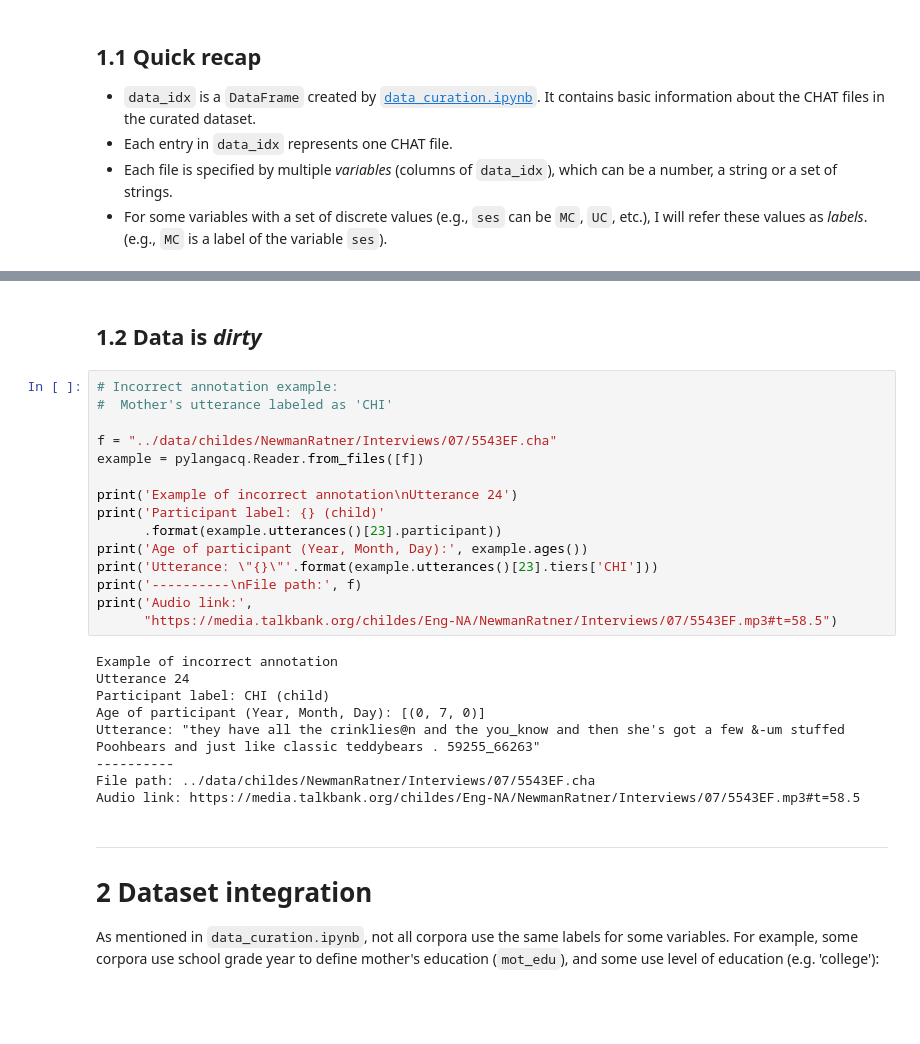
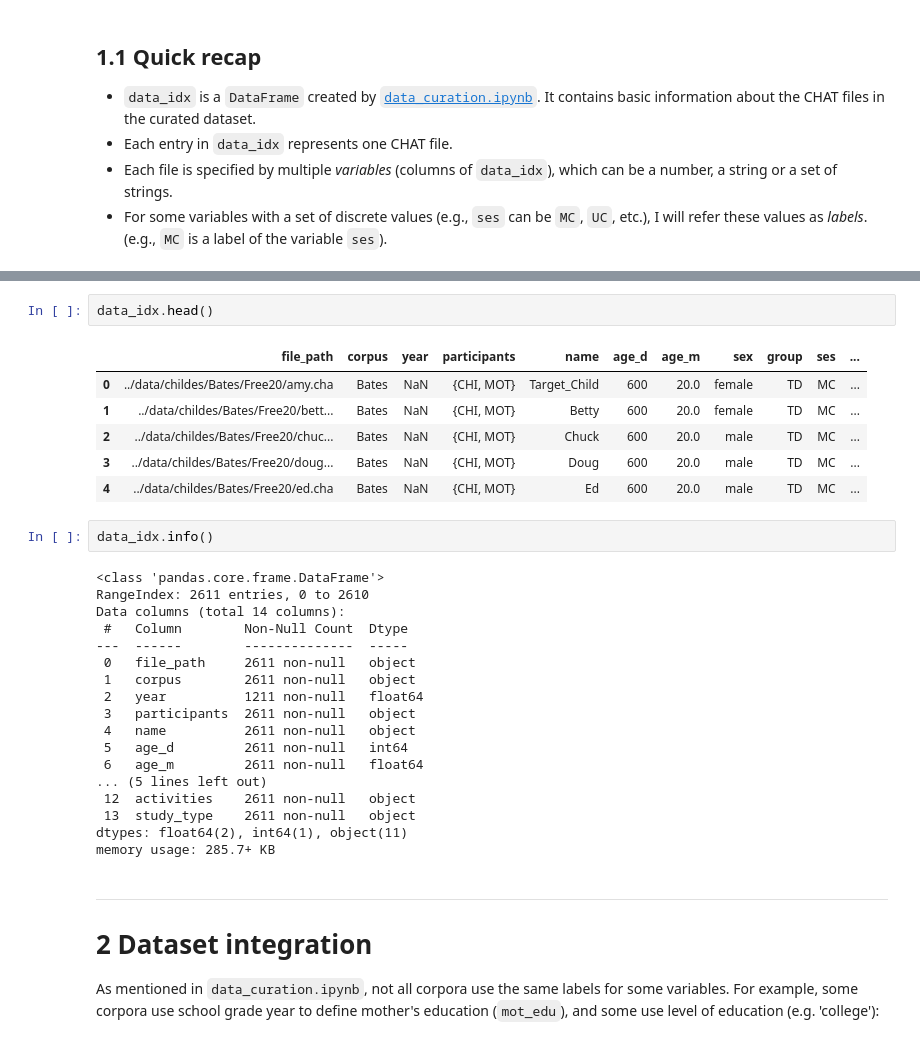
Before and after one commit to Data-Science-for-Linguists-2022/Child-Vocab-Development, a Jupyter notebook: code/data_preprocessing.ipynb, the cells around one changed output, grey strips where cells are left out. Cells and saved outputs as stored; diff of their text form; blank space fills up the shorter version.

```diff
--- a/code/data_preprocessing.ipynb
+++ b/code/data_preprocessing.ipynb
@@ -113,29 +72,32 @@ memory usage: 285.7+ KB
-# %% [markdown]
-## 1.2 Data is *dirty*
-# %%
-# Incorrect annotation example:
-#  Mother's utterance labeled as 'CHI'
-
-f = "../data/childes/NewmanRatner/Interviews/07/5543EF.cha"
-example = pylangacq.Reader.from_files([f])
-
-print('Example of incorrect annotation\nUtterance 24')
-print('Participant label: {} (child)'
-      .format(example.utterances()[23].participant))
-print('Age of participant (Year, Month, Day):', example.ages())
-print('Utterance: \"{}\"'.format(example.utterances()[23].tiers['CHI']))
-print('----------\nFile path:', f)
-print('Audio link:',
-      "https://media.talkbank.org/childes/Eng-NA/NewmanRatner/Interviews/07/5543EF.mp3#t=58.5")
-# %% [output]
-Example of incorrect annotation
-Utterance 24
-Participant label: CHI (child)
-Age of participant (Year, Month, Day): [(0, 7, 0)]
-Utterance: "they have all the crinklies@n and the you_know and then she's got a few &-um stuffed Poohbears and just like classic teddybears . 59255_66263"
-----------
-File path: ../data/childes/NewmanRatner/Interviews/07/5543EF.cha
-Audio link: https://media.talkbank.org/childes/Eng-NA/NewmanRatner/Interviews/07/5543EF.mp3#t=58.5
+# %%
+data_idx.head()
+# %% [output]
+|  | file_path | corpus | year | participants | name | age_d | age_m | sex | group | ses | ... |
+| 0 | ../data/childes/Bates/Free20/amy.cha | Bates | NaN | {CHI, MOT} | Target_Child | 600 | 20.0 | female | TD | MC | ... |
+| 1 | ../data/childes/Bates/Free20/bett... | Bates | NaN | {CHI, MOT} | Betty | 600 | 20.0 | female | TD | MC | ... |
+| 2 | ../data/childes/Bates/Free20/chuc... | Bates | NaN | {CHI, MOT} | Chuck | 600 | 20.0 | male | TD | MC | ... |
+| 3 | ../data/childes/Bates/Free20/doug... | Bates | NaN | {CHI, MOT} | Doug | 600 | 20.0 | male | TD | MC | ... |
+| 4 | ../data/childes/Bates/Free20/ed.cha | Bates | NaN | {CHI, MOT} | Ed | 600 | 20.0 | male | TD | MC | ... |
+# %%
+data_idx.info()
+# %% [output]
+<class 'pandas.core.frame.DataFrame'>
+RangeIndex: 2611 entries, 0 to 2610
+Data columns (total 14 columns):
+ #   Column        Non-Null Count  Dtype
+---  ------        --------------  -----
+ 0   file_path     2611 non-null   object
+ 1   corpus        2611 non-null   object
+ 2   year          1211 non-null   float64
+ 3   participants  2611 non-null   object
+ 4   name          2611 non-null   object
+ 5   age_d         2611 non-null   int64
+ 6   age_m         2611 non-null   float64
+... (5 lines left out)
+ 12  activities    2611 non-null   object
+ 13  study_type    2611 non-null   object
+dtypes: float64(2), int64(1), object(11)
+memory usage: 285.7+ KB
 # %% [markdown]
 ---
 
```
Also changed, not shown: parts of 17 cells of this notebook.
